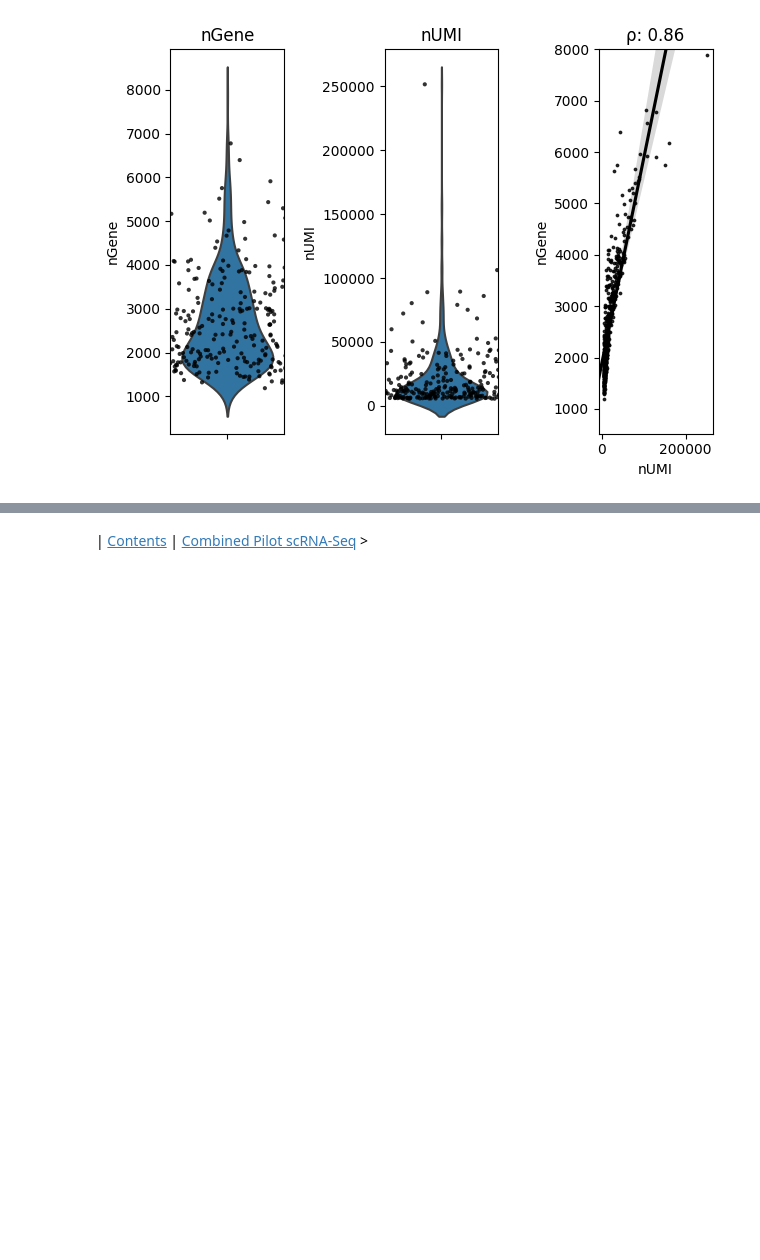
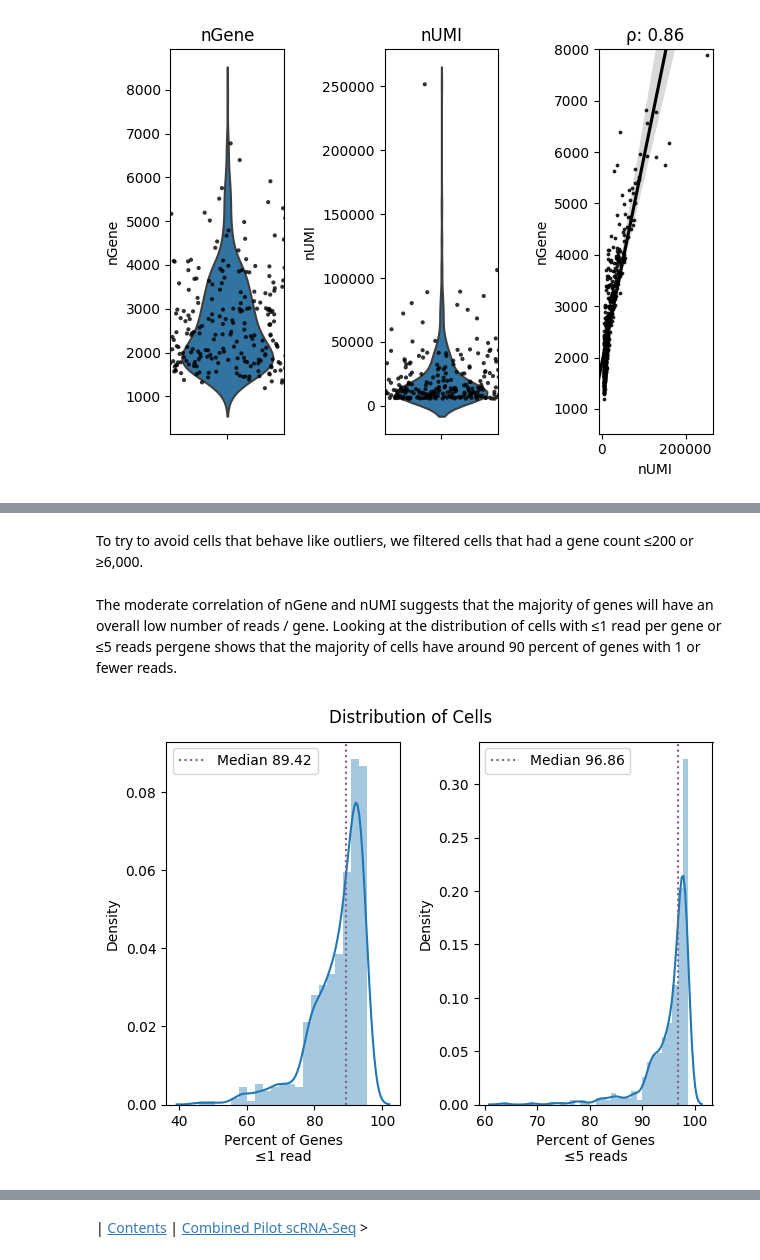
Before and after one commit to jfear/larval_gonad, a Jupyter notebook: docs/01.00-testis_pilot_scRNAseq_analysis.ipynb, the cells around one changed output, grey strips where cells are left out. Saved outputs shown, nothing was run; the diff lists cells and outputs as text; code cells hidden in the pictures; blank space fills up the shorter version.

Commit message:
Cleans up testis analysis.

```diff
--- a/docs/01.00-testis_pilot_scRNAseq_analysis.ipynb
+++ b/docs/01.00-testis_pilot_scRNAseq_analysis.ipynb
@@ -50,5 +64,5 @@ dir.create(OUTPUT, showWarnings=FALSE)
 # %%
-%%R -o meta_data
+%%R -o meta_data -o raw_data
 # Load the testis dataset
 testis.data = Read10X(data.dir="../output/testis1/outs/filtered_gene_bc_matrices/dm6.16")
 
@@ -57,12 +71,13 @@ testis.data = Read10X(data.dir="../output/testis1/outs/filtered_gene_bc_matrices
 testis = CreateSeuratObject(raw.data = testis.data, min.cells = 3, min.genes = 200, project = "10X_testis")
 nCells = dim(testis@meta.data)[1]
 meta_data = as.data.frame(testis@meta.data)
+raw_data = as.data.frame(as.matrix(testis@raw.data))
 
 write.table(meta_data,
             file=file.path(OUTPUT, 'metadata.tsv'),
             quote=FALSE, sep="\t", row.names=TRUE, col.names=TRUE)
 
-write.table(as.data.frame(as.matrix(testis@raw.data)),
+write.table(raw_data,
             file=file.path(OUTPUT, 'raw.tsv'),
             quote=FALSE, sep='\t', row.names=TRUE, col.names=TRUE)
 # %%
@@ -375,0 +109,2 @@ print('yes')
+# %% [markdown]
+To try to avoid cells that behave like outliers, we filtered cells that had a gene count ≤200 or ≥6,000.
@@ -375,0 +114,32 @@ print('yes')
+# %% [markdown]
+The moderate correlation of nGene and nUMI suggests that the majority of genes will have an overall low number of reads / gene. Looking at the distribution of cells with ≤1 read per gene or ≤5 reads pergene shows that the majority of cells have around 90 percent of genes with 1 or fewer reads.
+# %%
+@make_figs(nbconfig.fig_name('distribution_percent_low_count_genes'), styles=nbconfig.styles_wide,
+          kws_layout={'rect': [0, 0, 1, .95]})
+def _plot():
+    fig, (ax1, ax2) = plt.subplots(1, 2)
+
+    low1 = (raw_data <= 1).sum() / raw_data.shape[0] * 100
+    low1med = low1.median()
+    low2 = (raw_data <= 5).sum() / raw_data.shape[0] * 100
+    low2med = low2.median()
+
+    sns.distplot(low1, ax=ax1)
+    ax1.axvline(low1med, ls=':', color=nbconfig.color_c1, label=f'Median {low1med:0.2f}')
+
+    sns.distplot(low2, ax=ax2)
+    ax2.axvline(low2med, ls=':', color=nbconfig.color_c1, label=f'Median {low2med:0.2f}')
+
+    plt.suptitle('Distribution of Cells')
+
+    ax1.set_xlabel("Percent of Genes\n≤1 read")
+    ax1.set_ylabel('Density')
+    ax1.legend()
+
+    ax2.set_xlabel("Percent of Genes\n≤5 reads")
+    ax2.set_ylabel('Density')
+    ax2.legend()
+
+_plot()
+# %% [output]
+[figure, added]
```
Also changed, not shown: parts of 45 cells of this notebook, 2 other files.
